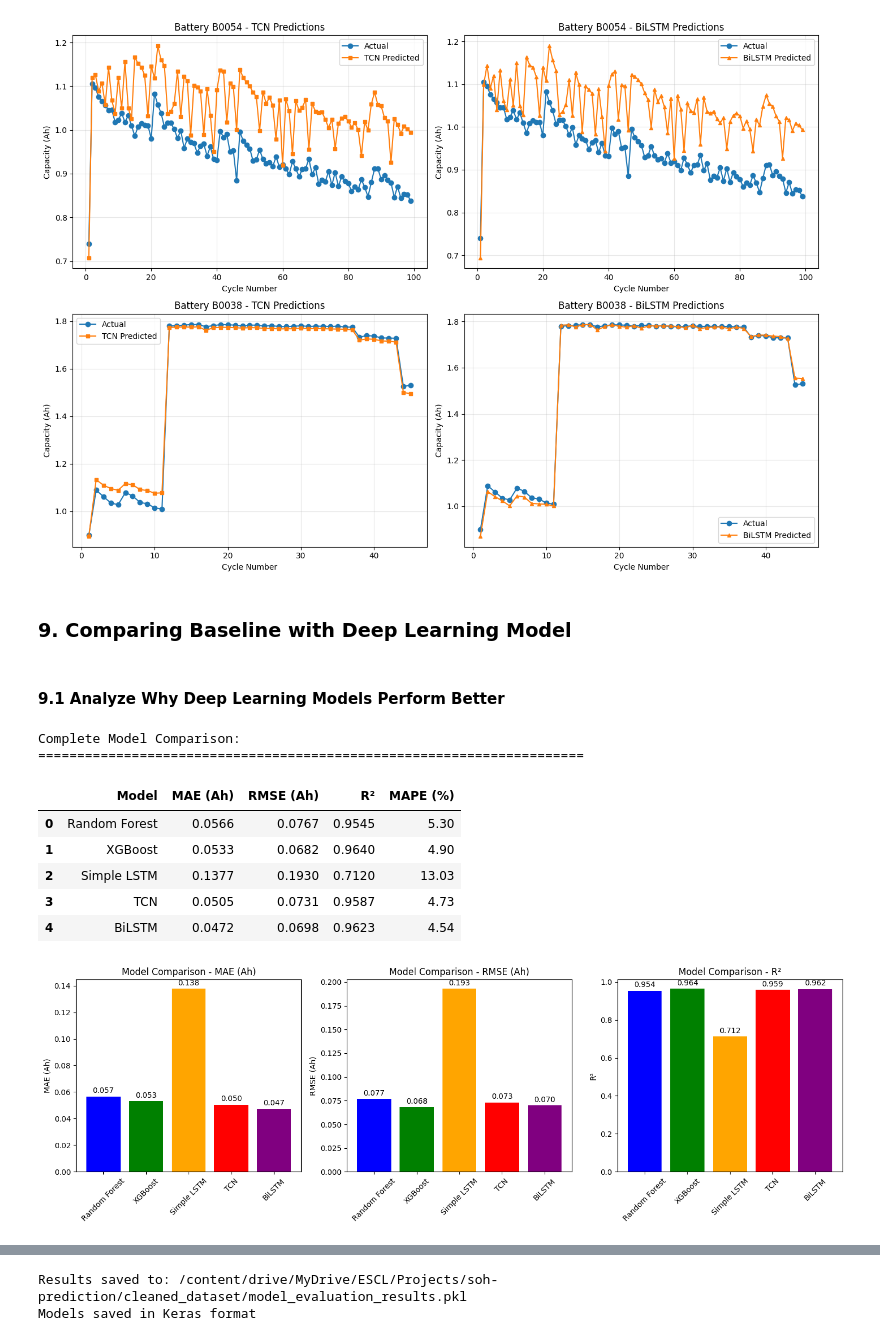
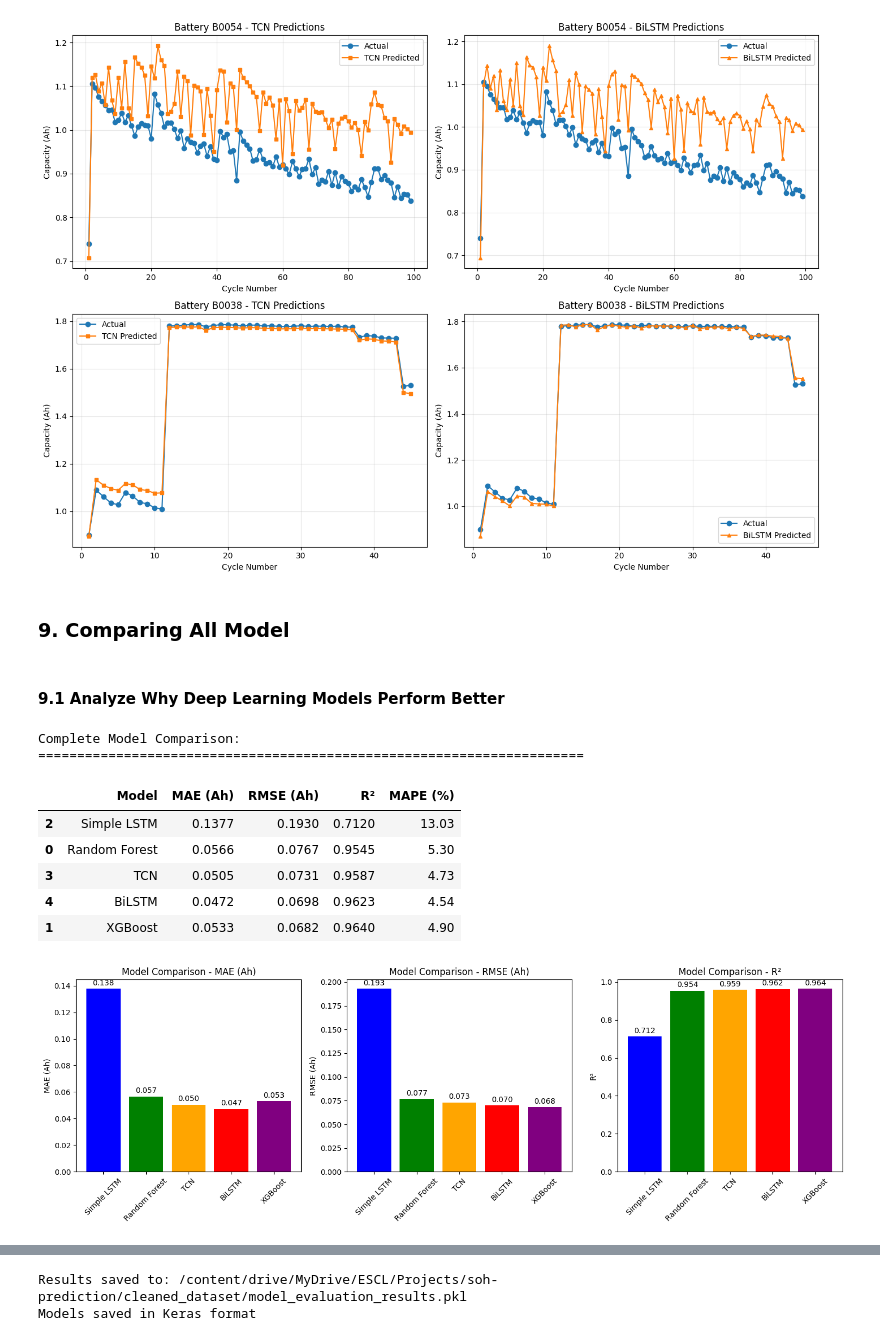
Before and after one commit to 1bytess/battery-soh-prediction, a Jupyter notebook: SoH_Prediction.ipynb, the cells around one changed output, grey strips where cells are left out. Drawn from its saved outputs; the diff is of its cells as text; code cells hidden in the pictures.

```diff
--- a/SoH_Prediction_2.ipynb
+++ b/SoH_Prediction.ipynb
@@ -1487,39 +1488,0 @@ R²: 0.7120
-# %%
-# Create comparison table for all baseline models
-baseline_comparison = pd.DataFrame([
-    rf_metrics,
-    xgb_metrics,
-    lstm_metrics
-])
-
-print("\nComplete Model Comparison:")
-print("=" * 70)
-display(baseline_comparison.style.format({
-    'MAE (Ah)': '{:.4f}',
-    'RMSE (Ah)': '{:.4f}',
-    'R²': '{:.4f}',
-    'MAPE (%)': '{:.2f}'
-}))
-
-# Visualize model comparison
-fig, axes = plt.subplots(1, 3, figsize=(15, 5))
-
-models = baseline_comparison['Model']
-metrics_to_plot = ['MAE (Ah)', 'RMSE (Ah)', 'R²']
-
-for i, metric in enumerate(metrics_to_plot):
-    values = baseline_comparison[metric]
-    colors = ['blue', 'green', 'orange']
-
-    axes[i].bar(models, values, color=colors)
-    axes[i].set_title(f'Model Comparison - {metric}')
-    axes[i].set_ylabel(metric)
-    axes[i].tick_params(axis='x', rotation=45)
-
-    # Add value labels on bars
-    for j, v in enumerate(values):
-        axes[i].text(j, v + 0.01 * max(values), f'{v:.3f}',
-                    ha='center', va='bottom')
-
-plt.tight_layout()
-plt.show()
@@ -2138,7 +2164,7 @@ plt.show()
 2/2 ━━━━━━━━━━━━━━━━━━━━ 0s 23ms/step
 [figure]
 # %% [markdown]
-### **9. Comparing Baseline with Deep Learning Model**
+### **9. Comparing All Model**
 # %% [markdown]
 #### **9.1 Analyze Why Deep Learning Models Perform Better**
 # %%
@@ -2150,6 +2176,7 @@ baseline_comparison = pd.DataFrame([
     tcn_metrics,
     bilstm_metrics
 ])
+baseline_comparison = baseline_comparison.sort_values('R²', ascending=True)
 
 print("\nComplete Model Comparison:")
 print("=" * 70)
@@ -2161,35 +2188,35 @@ display(baseline_comparison.style.format({
 }))
 
 # Visualize model comparison
 fig, axes = plt.subplots(1, 3, figsize=(15, 5))
 
 models = baseline_comparison['Model']
 metrics_to_plot = ['MAE (Ah)', 'RMSE (Ah)', 'R²']
 
 for i, metric in enumerate(metrics_to_plot):
     values = baseline_comparison[metric]
-    colors = ['blue', 'green', 'orange', 'red', 'purple']
+    # colors = ['blue', 'green', 'orange', 'red', 'purple']
 
     axes[i].bar(models, values, color=colors)
     axes[i].set_title(f'Model Comparison - {metric}')
     axes[i].set_ylabel(metric)
     axes[i].tick_params(axis='x', rotation=45)
 
     # Add value labels on bars
     for j, v in enumerate(values):
         axes[i].text(j, v + 0.01 * max(values), f'{v:.3f}',
                     ha='center', va='bottom')
 
 plt.tight_layout()
 plt.show()
 # %% [output]
 Complete Model Comparison:
 ======================================================================
 |  | Model | MAE (Ah) | RMSE (Ah) | R² | MAPE (%) |
+| 2 | Simple LSTM | 0.1377 | 0.1930 | 0.7120 | 13.03 |
 | 0 | Random Forest | 0.0566 | 0.0767 | 0.9545 | 5.30 |
-| 1 | XGBoost | 0.0533 | 0.0682 | 0.9640 | 4.90 |
-| 2 | Simple LSTM | 0.1377 | 0.1930 | 0.7120 | 13.03 |
 | 3 | TCN | 0.0505 | 0.0731 | 0.9587 | 4.73 |
 | 4 | BiLSTM | 0.0472 | 0.0698 | 0.9623 | 4.54 |
+| 1 | XGBoost | 0.0533 | 0.0682 | 0.9640 | 4.90 |
-[figure, old version]
+[figure, new version]
 # %% [markdown]
```
Also changed, not shown: parts of 31 cells of this notebook.
